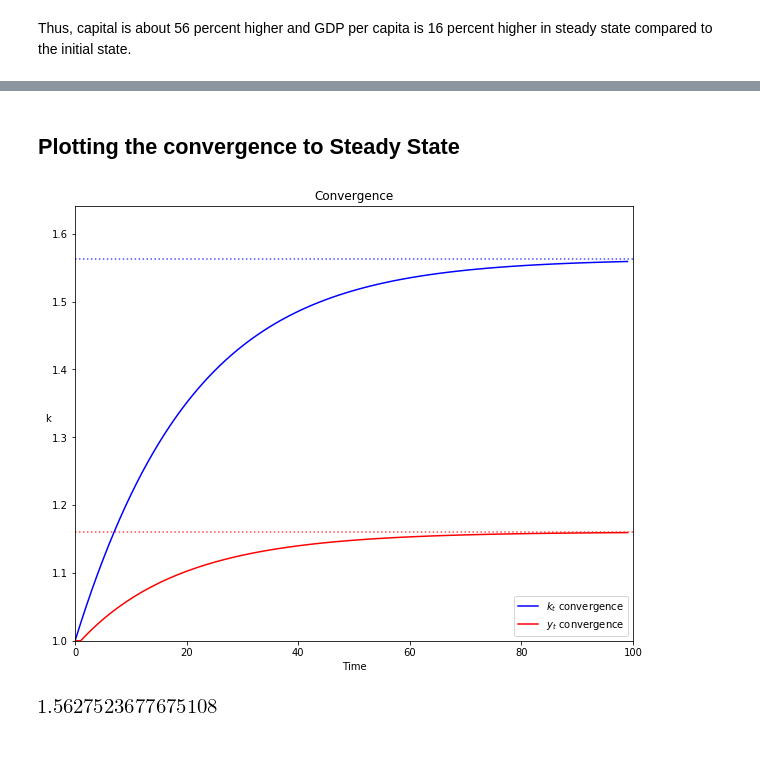
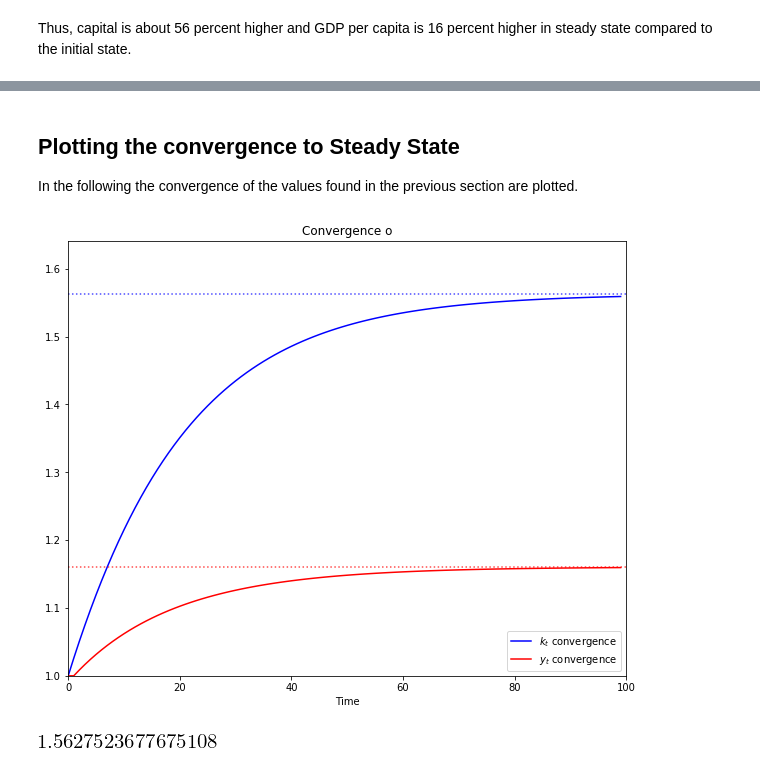
Before and after one commit to NumEconCopenhagen/projects-2019-adu, a Jupyter notebook: modelproject/modelproject.ipynb, the cells around one changed output, grey strips where cells are left out. Drawn from its saved outputs; the diff is of its cells as text; code cells hidden in the pictures.

```diff
--- a/modelproject/modelproject.ipynb
+++ b/modelproject/modelproject.ipynb
@@ -101,5 +155,6 @@ Thus, capital is about 56 percent higher and GDP per capita is 16 percent higher
 # %% [markdown]
 ## Plotting the convergence to Steady State
+In the following the convergence of the values found in the previous section are plotted.
 # %%
 # Defining parameters and arrays
 alpha = 1/3
@@ -128,40 +183,37 @@ y1[0] = L0
 
 # Plotting the functions in per capita terms
 # CD production function
 def GDP(kt):
     y = B * (kt)**(alpha)
     return y
 
 # The solow function
 def solow(kt):
     Dk = (1/(1+delta))*(s *B*(kt)**(alpha) - (n + delta)*kt)
     return Dk
 
 Dk = solow(kt)
 kdelta1 = solow(k1[0])
 
-
-
-### Plot change of capital and GDP
+### Plot convergence of capital and GDP
 for j in range(1, T):
     k1[j] = k1[j-1] + s*GDP(k1[j-1]) - (delta + n)*k1[j-1]
     y1[j] = B * k1[j-1]**alpha
 
 
-v = [0, T, 1, ssk*1.05]                                                     # Axis range
+v = [0, T, 1, ssk*1.05]
 fig, ax = plt.subplots(figsize=(10, 8))
 ax.plot(time, k1, label="$k_t$ convergence"  , color='b', alpha = 1)
 ax.plot(time, y1, label="$y_t$ convergence"  , color='r', alpha = 1)
-ax.set(title="Convergence", xlabel=r'$k$')
+ax.set(title="Convergence o", xlabel=r'$k$')
 plt.legend(loc=4)
 plt.axhline(y = ssk, ls = ":", color = 'b', alpha = 0.7)
 plt.axhline(y = ssy, ls = ":", color = 'r', alpha = 0.7)
 plt.axis(v)
 plt.xlabel('Time')
-plt.ylabel('k', rotation = 0)
 plt.show()
 # %% [output]
-[figure, old version]
+[figure, new version]
 # %%
 ssk = (B**(1/(1-alpha))*(s/(n+delta))**(1/(1-alpha)))
 display(ssk)
```
Also changed, not shown: parts of 9 cells of this notebook.
